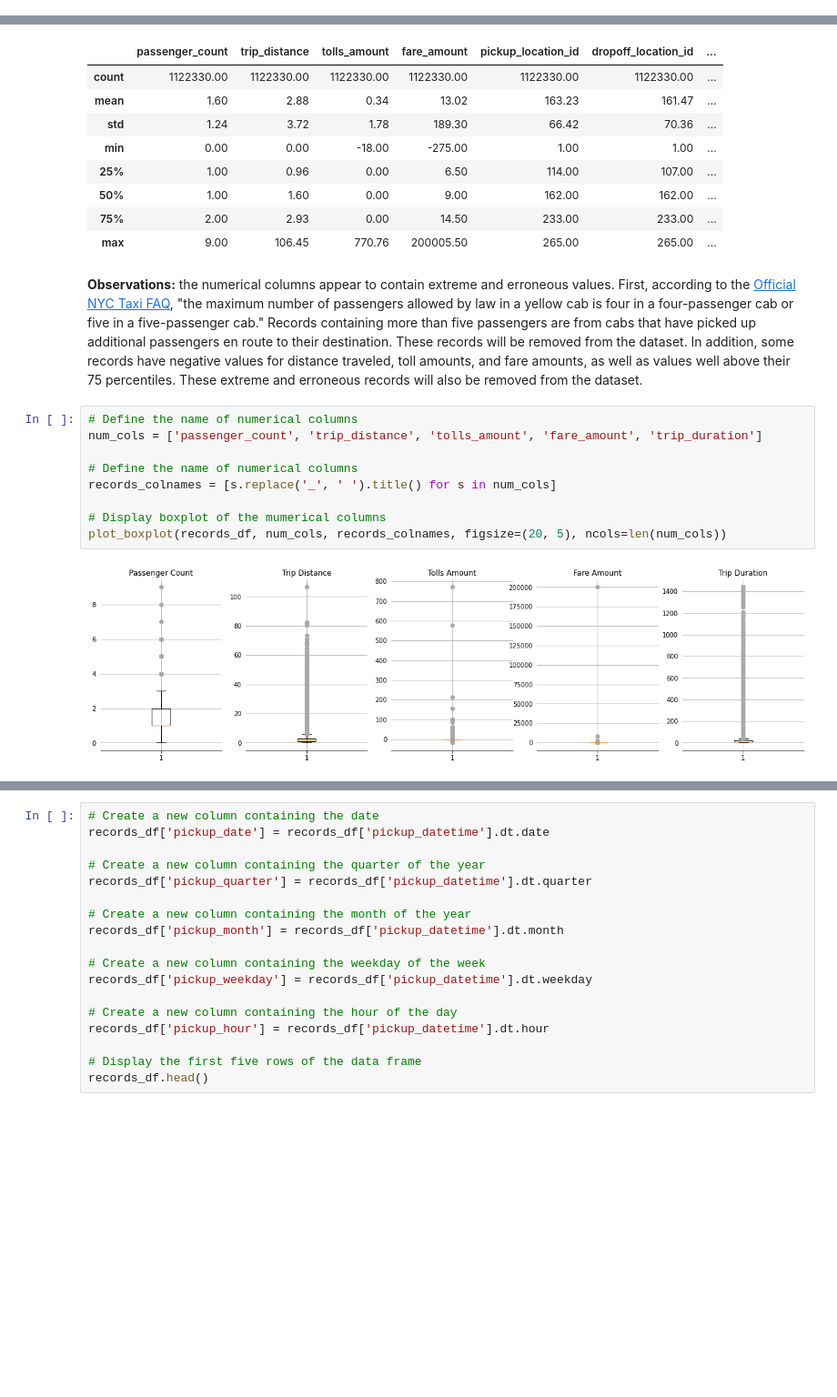
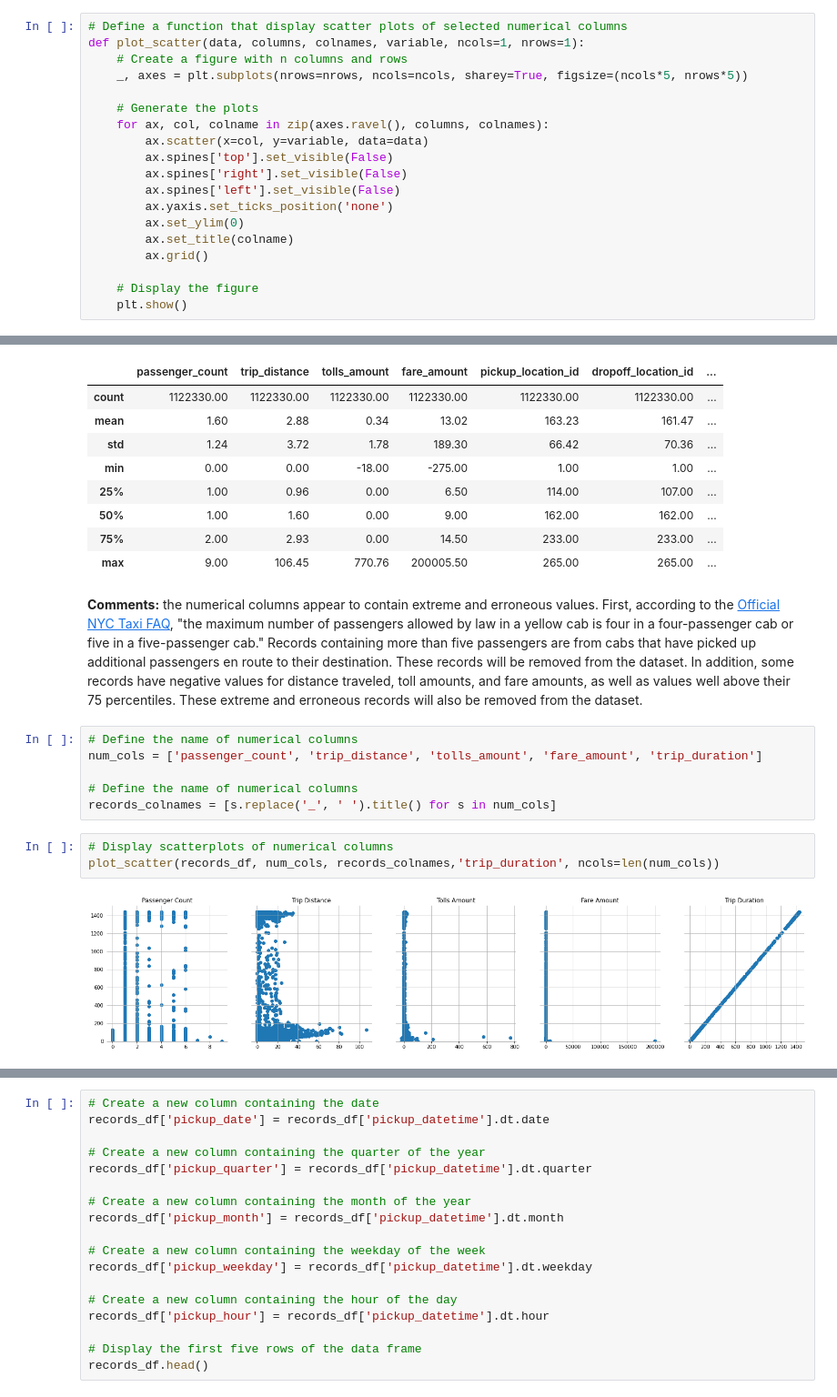
Before and after one commit to strickert/EPFL_ML, a Jupyter notebook: 01-data_preparation_II.ipynb, the cells around one changed output, grey strips where cells are left out. Shown at 91% size. Saved outputs shown, nothing was run; the diff lists cells and outputs as text; blank space fills up the shorter version.

```diff
--- a/01-data_preparation_II.ipynb
+++ b/01-data_preparation_II.ipynb
@@ -90,6 +91,25 @@ def plot_boxplot(data, columns, colnames, figsize, ncols=1, nrows=1):
 
     # Display the figure
     plt.show()
+# %%
+# Define a function that display scatter plots of selected numerical columns
+def plot_scatter(data, columns, colnames, variable, ncols=1, nrows=1):
+    # Create a figure with n columns and rows
+    _, axes = plt.subplots(nrows=nrows, ncols=ncols, sharey=True, figsize=(ncols*5, nrows*5))
+
+    # Generate the plots
+    for ax, col, colname in zip(axes.ravel(), columns, colnames):
+        ax.scatter(x=col, y=variable, data=data)
+        ax.spines['top'].set_visible(False)
+        ax.spines['right'].set_visible(False)
+        ax.spines['left'].set_visible(False)
+        ax.yaxis.set_ticks_position('none')
+        ax.set_ylim(0)
+        ax.set_title(colname)
+        ax.grid()
+
+    # Display the figure
+    plt.show()
 # %%
 # Compute and display descriptive statistics for selected columns
 def outliers_distribution(data, columns, statistics, percentiles):
@@ -305,15 +325,15 @@ records_df.describe().round(2)
 | 75% | 2.00 | 2.93 | 0.00 | 14.50 | 233.00 | 233.00 | ... |
 | max | 9.00 | 106.45 | 770.76 | 200005.50 | 265.00 | 265.00 | ... |
 # %% [markdown]
-**Observations:** the numerical columns appear to contain extreme and erroneous values. First, according to the [Official NYC Taxi FAQ](https://www1.nyc.gov/site/tlc/passengers/passenger-frequently-asked-questions.page), "the maximum number of passengers allowed by law in a yellow cab is four in a four-passenger cab or five in a five-passenger cab." Records containing more than five passengers are from cabs that have picked up additional passengers en route to their destination. These records will be removed from the dataset. In addition, some records have negative values for distance traveled, toll amounts, and fare amounts, as well as values well above their 75 percentiles. These extreme and erroneous records will also be removed from the dataset.
+**Comments:** the numerical columns appear to contain extreme and erroneous values. First, according to the [Official NYC Taxi FAQ](https://www1.nyc.gov/site/tlc/passengers/passenger-frequently-asked-questions.page), "the maximum number of passengers allowed by law in a yellow cab is four in a four-passenger cab or five in a five-passenger cab." Records containing more than five passengers are from cabs that have picked up additional passengers en route to their destination. These records will be removed from the dataset. In addition, some records have negative values for distance traveled, toll amounts, and fare amounts, as well as values well above their 75 percentiles. These extreme and erroneous records will also be removed from the dataset.
 # %%
 # Define the name of numerical columns
 num_cols = ['passenger_count', 'trip_distance', 'tolls_amount', 'fare_amount', 'trip_duration']
 
 # Define the name of numerical columns
 records_colnames = [s.replace('_', ' ').title() for s in num_cols]
-
-# Display boxplot of the mumerical columns
-plot_boxplot(records_df, num_cols, records_colnames, figsize=(20, 5), ncols=len(num_cols))
-# %% [output]
-[figure, removed]
+# %%
+# Display scatterplots of numerical columns
+plot_scatter(records_df, num_cols, records_colnames,'trip_duration', ncols=len(num_cols))
+# %% [output]
+[figure, added]
```
Also changed, not shown: parts of 27 cells of this notebook.
